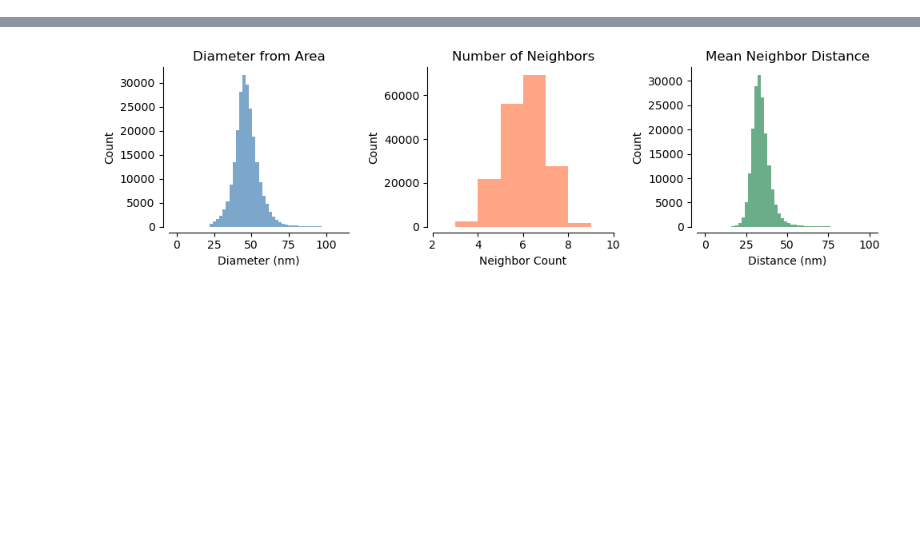
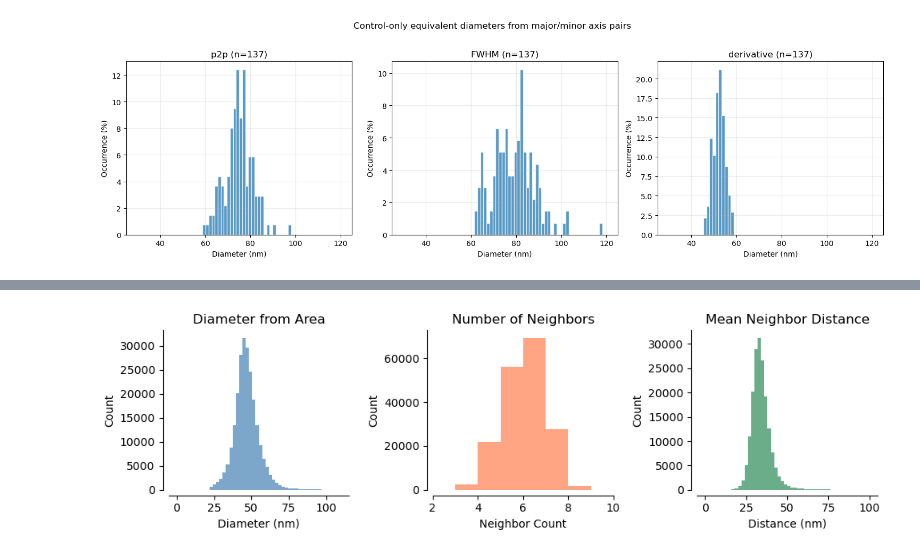
Before and after one commit to jaimemcc/fenestrations, a Jupyter notebook: notebooks/summary_analysis.ipynb, the cells around one changed output, grey strips where cells are left out. Saved outputs shown, nothing was run; the diff lists cells and outputs as text; code cells hidden in the pictures; blank space fills up the shorter version.

```diff
--- a/notebooks/summary_analysis.ipynb
+++ b/notebooks/summary_analysis.ipynb
@@ -69,3 +68,84 @@ blend_weight                         float64
 experiment                            object
 condition                             object
 dtype: object
+# %%
+# Plot control-only equivalent diameters from major/minor axis pairs and report mean/std
+metrics_file = Path("C:/Users/sthui4072/Github/fenestrations/stub_profile_metrics_major_minor.xlsx")
+if not metrics_file.exists():
+    raise FileNotFoundError(f"Metrics file not found: {metrics_file}")
+
+metrics_df = pd.read_excel(metrics_file)
+if "condition" not in metrics_df.columns:
+    meta_conditions = metadata[["stub", "condition"]].dropna(subset=["stub"]).drop_duplicates(subset=["stub"], keep="first")
+    metrics_df = metrics_df.merge(meta_conditions, on="stub", how="left")
+
+control_df = metrics_df.query("condition == 'control'").copy()
+if control_df.empty:
+    raise ValueError("No control rows found in the metrics file.")
+
+method_pairs = [
+    ("major_p2p_nm", "minor_p2p_nm", "p2p"),
+    ("major_fwhm_nm", "minor_fwhm_nm", "FWHM"),
+    ("major_derivative_nm", "minor_derivative_nm", "derivative"),
+]
+
+rows = []
+method_values = []
+for major_col, minor_col, title in method_pairs:
+    pair_df = control_df[["stub", major_col, minor_col]].dropna().copy()
+    pair_df = pair_df[(pair_df[major_col] > 0) & (pair_df[minor_col] > 0)]
+    if pair_df.empty:
+        method_values.append((title, np.array([])))
+        continue
+    pair_df["equivalent_diameter_nm"] = np.sqrt(pair_df[major_col] * pair_df[minor_col])
+    method_values.append((title, pair_df["equivalent_diameter_nm"].to_numpy()))
+
+all_values = np.concatenate([values for _, values in method_values if values.size > 0])
+if all_values.size == 0:
+    raise ValueError("No valid equivalent diameter values found for control rows.")
+
+x_min = 25.0
+x_max = 125
+shared_bins = np.linspace(x_min, x_max, 75) if np.unique(all_values).size > 1 else 10
+
+fig, axes = plt.subplots(1, 3, figsize=(15, 4.5), sharex=True)
+
+for ax, (title, values), (major_col, minor_col, _) in zip(axes, method_values, method_pairs):
+    if values.size == 0:
+        rows.append({
+            "method": title,
+            "n": 0,
+            "equivalent_diameter_mean_nm": np.nan,
+            "equivalent_diameter_std_nm": np.nan,
+        })
+        ax.set_title(f"{title} (no data)")
+        ax.axis("off")
+        continue
+
+    mean_value = float(np.nanmean(values))
+    std_value = float(np.nanstd(values, ddof=1)) if values.size > 1 else np.nan
+
+    rows.append({
+        "method": title,
+        "n": int(len(values)),
+        "equivalent_diameter_mean_nm": mean_value,
+        "equivalent_diameter_std_nm": std_value,
+    })
+
+    weights = np.ones_like(values) / len(values) * 100
+    ax.hist(values, bins=shared_bins, weights=weights, color="tab:blue", alpha=0.75, edgecolor="white")
+    ax.set_title(f"{title} (n={len(values)})")
+    ax.set_xlabel("Diameter (nm)")
+    ax.set_ylabel("Occurrence (%)")
+    ax.grid(True, alpha=0.25)
+    ax.set_xlim(x_min, x_max)
+
+equivalent_diameter_metrics_df = pd.DataFrame(rows)
+
+fig.suptitle("Control-only equivalent diameters from major/minor axis pairs", y=1.02)
+plt.tight_layout()
+plt.show()
+
+display(equivalent_diameter_metrics_df)
+# %% [output]
+[figure, added]
```
Also changed, not shown: parts of 38 cells of this notebook, 5 other files.
